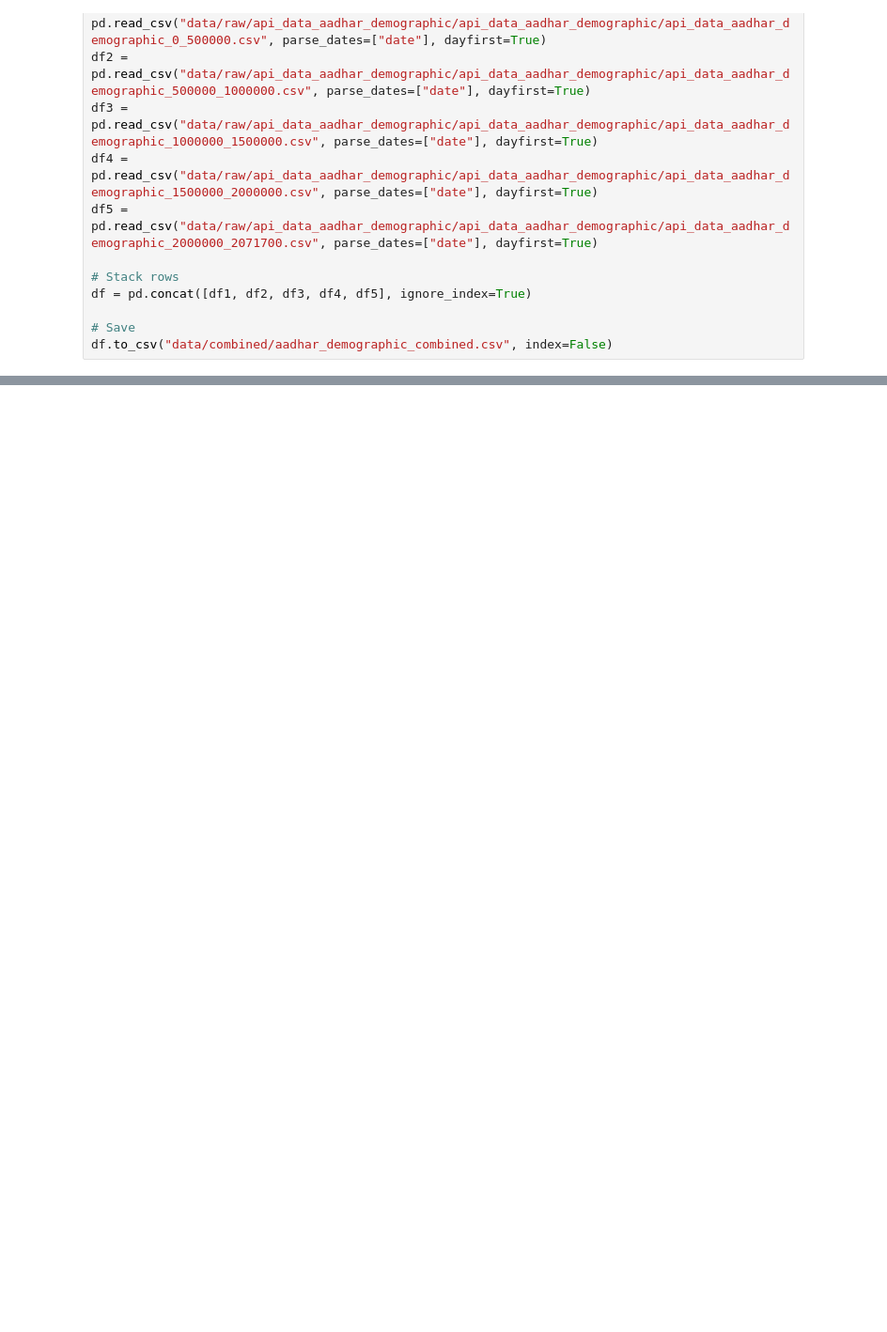
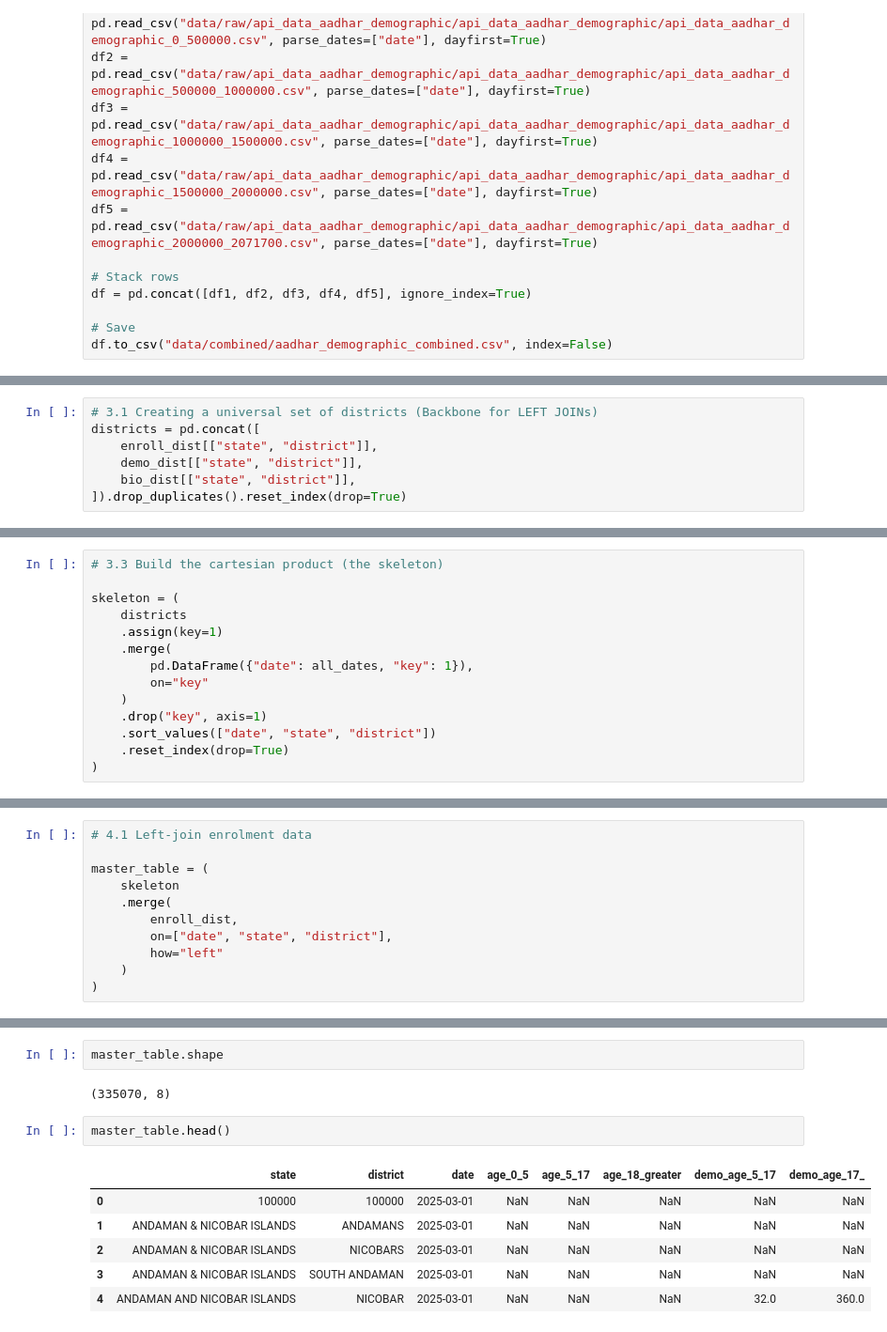
Before and after one commit to MayankDash/Aadhar_UIDAI_DataExploration, a Jupyter notebook: 01_data_preprocessing.ipynb, the cells around one changed output, grey strips where cells are left out. Shown at 94% size. Cells and saved outputs as stored; diff of their text form; blank space fills up the shorter version.

```diff
--- a/01_data_preprocessing.ipynb
+++ b/01_data_preprocessing.ipynb
@@ -46,0 +232,7 @@ len(df)
+# %%
+# 3.1 Creating a universal set of districts (Backbone for LEFT JOINs)
+districts = pd.concat([
+    enroll_dist[["state", "district"]],
+    demo_dist[["state", "district"]],
+    bio_dist[["state", "district"]],
+]).drop_duplicates().reset_index(drop=True)
@@ -46,0 +272,14 @@ len(df)
+# %%
+# 3.3 Build the cartesian product (the skeleton)
+
+skeleton = (
+    districts
+    .assign(key=1)
+    .merge(
+        pd.DataFrame({"date": all_dates, "key": 1}),
+        on="key"
+    )
+    .drop("key", axis=1)
+    .sort_values(["date", "state", "district"])
+    .reset_index(drop=True)
+)
@@ -46,0 +321,11 @@ len(df)
+# %%
+# 4.1 Left-join enrolment data
+
+master_table = (
+    skeleton
+    .merge(
+        enroll_dist,
+        on=["date", "state", "district"],
+        how="left"
+    )
+)
@@ -46,0 +353,13 @@ len(df)
+# %%
+master_table.shape
+# %% [output]
+(335070, 8)
+# %%
+master_table.head()
+# %% [output]
+|  | state | district | date | age_0_5 | age_5_17 | age_18_greater | demo_age_5_17 | demo_age_17_ |
+| 0 | 100000 | 100000 | 2025-03-01 | NaN | NaN | NaN | NaN | NaN |
+| 1 | ANDAMAN & NICOBAR ISLANDS | ANDAMANS | 2025-03-01 | NaN | NaN | NaN | NaN | NaN |
+| 2 | ANDAMAN & NICOBAR ISLANDS | NICOBARS | 2025-03-01 | NaN | NaN | NaN | NaN | NaN |
+| 3 | ANDAMAN & NICOBAR ISLANDS | SOUTH ANDAMAN | 2025-03-01 | NaN | NaN | NaN | NaN | NaN |
+| 4 | ANDAMAN AND NICOBAR ISLANDS | NICOBAR | 2025-03-01 | NaN | NaN | NaN | 32.0 | 360.0 |
```
Also changed, not shown: parts of 47 cells of this notebook, 9 other files.
